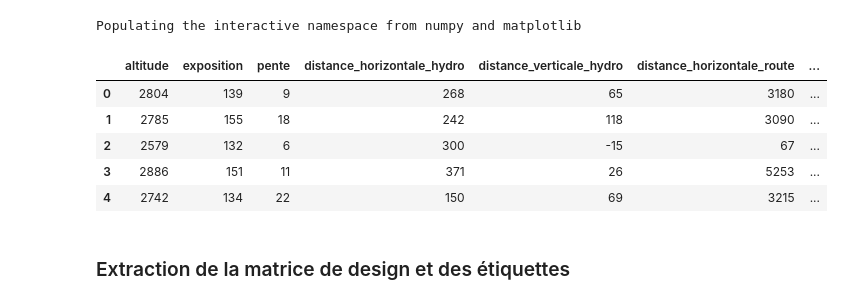
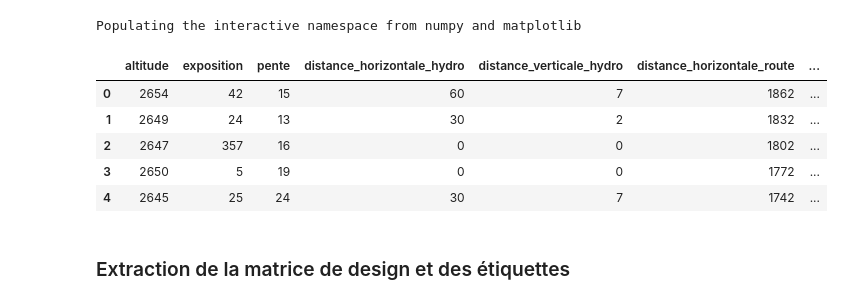
Before and after one commit to TonioElbuey/Projet-data-2021, a Jupyter notebook: Projet.ipynb, the cells around one changed output. Cells and saved outputs as stored; diff of their text form; code cells hidden in the pictures.

```diff
--- a/Projet.ipynb
+++ b/Projet.ipynb
@@ -54,15 +55,17 @@ Populating the interactive namespace from numpy and matplotlib
 import pandas as pd
 # %%
 df_public = pd.read_csv('data/foret_public.tsv', delimiter='\t')
+df_private = pd.read_csv('data/foret_prive.tsv', delimiter='\t')
 # %%
 df_public.head()
+df_private.head()
 # %% [output]
 |  | altitude | exposition | pente | distance_horizontale_hydro | distance_verticale_hydro | distance_horizontale_route | ... |
-| 0 | 2804 | 139 | 9 | 268 | 65 | 3180 | ... |
-| 1 | 2785 | 155 | 18 | 242 | 118 | 3090 | ... |
-| 2 | 2579 | 132 | 6 | 300 | -15 | 67 | ... |
-| 3 | 2886 | 151 | 11 | 371 | 26 | 5253 | ... |
-| 4 | 2742 | 134 | 22 | 150 | 69 | 3215 | ... |
+| 0 | 2654 | 42 | 15 | 60 | 7 | 1862 | ... |
+| 1 | 2649 | 24 | 13 | 30 | 2 | 1832 | ... |
+| 2 | 2647 | 357 | 16 | 0 | 0 | 1802 | ... |
+| 3 | 2650 | 5 | 19 | 0 | 0 | 1772 | ... |
+| 4 | 2645 | 25 | 24 | 30 | 7 | 1742 | ... |
 # %% [markdown]
 ### Extraction de la matrice de design et des étiquettes
 # %%
```
Also changed, not shown: parts of 17 cells of this notebook.
